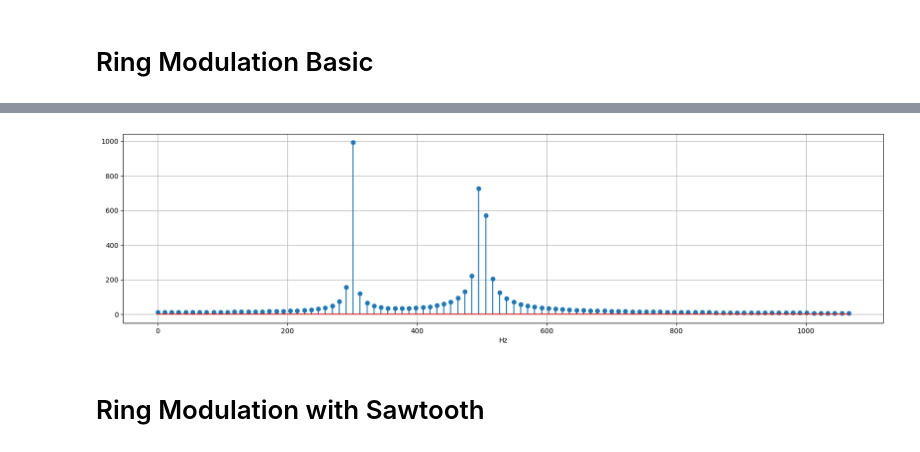
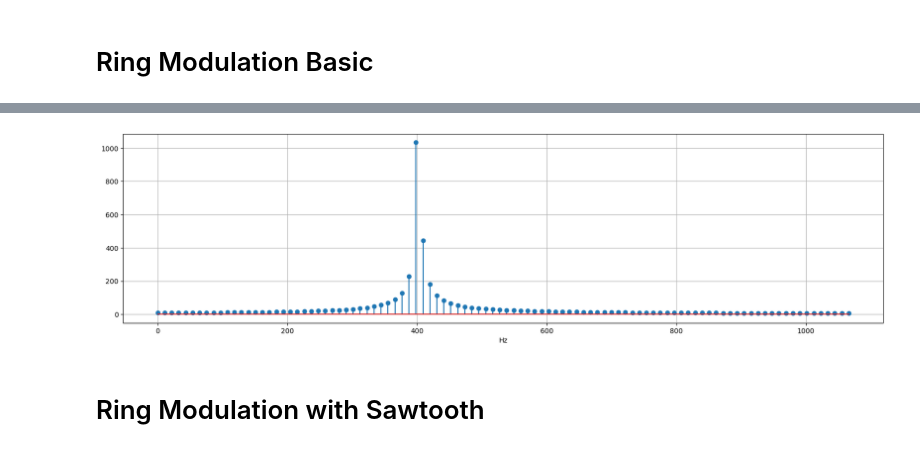
Before and after one commit to juhannam/ctp431-2024, a Jupyter notebook: python/05. Basic Sound Synthesis Units - Part 2.ipynb, the cells around one changed output, grey strips where cells are left out. Cells and saved outputs as stored; diff of their text form; code cells hidden in the pictures.

```diff
--- a/python/05. Basic Sound Synthesis Units - Part 2.ipynb
+++ b/python/05. Basic Sound Synthesis Units - Part 2.ipynb
@@ -8,36 +8,36 @@ import numpy as np
 # Ring Modulation Basic
 # %%
 fc = 400
-fm = 100   # change this frequency from 1, 2, 5, 10, 20, 100, 200
-dur = 1
+fm = 2   # change this frequency from 1, 2, 5, 10, 20, 100, 200
+dur = 2
 fs = 44100
 
 x_c = np.sin(2*np.pi*fc*np.arange(dur*fs)/fs)
 x_m = np.sin(2*np.pi*fm*np.arange(dur*fs)/fs)
 
 # ring modulation
 y = x_c*x_m;
 
 win_size = 4096
 FFT_size = 4096
 
 y_seg = y[:win_size]
 Y= np.fft.fft(y_seg)
 Y_mag = np.abs(Y)
 Y_mag2 = Y_mag[:100]
 f = fs/FFT_size*np.arange(100)
 
 # plot linear scale
 plt.figure(figsize=(20, 5))
 plt.stem(f,Y_mag2)
 plt.xlabel('Hz')
 plt.grid(True)
 
 
 ipd.Audio(y, rate=fs)
 # %% [output]
 [interactive output not drawn]
-[figure, old version]
+[figure, new version]
 # %% [markdown]
 # Ring Modulation with Sawtooth
 # %%
```
Also changed, not shown: parts of 5 cells of this notebook, 3 other files.
